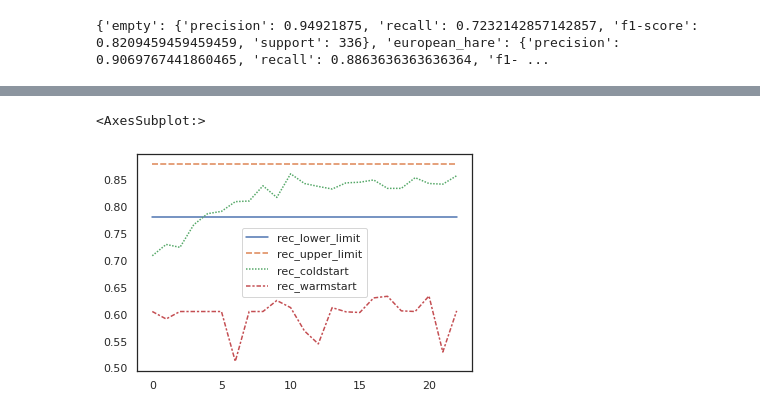
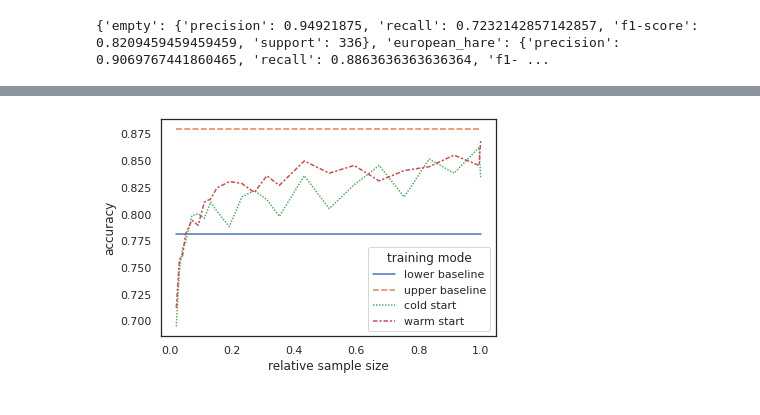
Before and after one commit to slds-lmu/wildlife-experiments, a Jupyter notebook: results.ipynb, the cells around one changed output, grey strips where cells are left out. Cells and saved outputs as stored; diff of their text form; code cells hidden in the pictures.

Commit message:
plot al

```diff
--- a/results.ipynb
+++ b/results.ipynb
@@ -389,10 +390,25 @@ NameError: name 'macro_perf_ins' is not defined
 # %% [markdown]
 ## ACTIVE
 # %%
+# load data
 eval_upper_perf_limit = load_pickle(
     'results/202212011038_results_oosample_active_optimal.json'
 )
-eval_al_coldstart = load_pickle('results/202212051013_eval_logfile_coldstart.json')
-eval_al_warmstart = load_pickle(
-    'results/202212011038_results_oosample_active_warmstart.json'
-)
+eval_al_coldstart = load_pickle('results/202212041731_eval_logfile_coldstart.json')
+eval_al_warmstart = load_pickle('results/202212080940_eval_logfile_warmstart.json')
+# %%
+# compute relative sample size per iteration
+# (sizes hard-coded for training)
+n_samples_total = len(load_pickle('data/dataset_oos_trainval.pkl').keys)
+num_max_batches = (
+    (n_samples_total - (5 * 128 + 5 * 256 + 5 * 512)) // 1024
+)
+size_last_batch = (
+    n_samples_total - (5 * 128 + 5 * 256 + 5 * 512 + num_max_batches * 1024)
+)
+batch_sizes = (
+    5 * [128] + 5 * [256] + 5 * [512] + num_max_batches * [1024]
+)
+if size_last_batch > 0:
+    batch_sizes.append(size_last_batch)
+batch_sizes_cs = np.cumsum([x / n_samples_total for x in batch_sizes])
@@ -475,7 +500,9 @@ for iteration in eval_al_coldstart.keys():
     acc_warmstart.append(report_ws['accuracy'])
     rec_warmstart.append(report_ws['weighted avg']['recall'])
 # %%
+# create data for plot
 al_perf_acc = {
+    'relative_size': batch_sizes_cs[1:],
     'acc_lower_limit': [report_lower_perf_limit_dict['accuracy'] for _ in range(len(acc_coldstart))],
     'acc_upper_limit': [report_upper_perf_limit_dict['accuracy'] for _ in range(len(acc_coldstart))],
     'acc_coldstart': acc_coldstart,
@@ -483,6 +510,7 @@ al_perf_acc = {
 }
 al_perf_acc_pd = pd.DataFrame(al_perf_acc)
 al_perf_rec = {
+    'relative_size': batch_sizes_cs[1:],
     'rec_lower_limit': [report_lower_perf_limit_dict['weighted avg']['recall'] for _ in range(len(acc_coldstart))],
     'rec_upper_limit': [report_upper_perf_limit_dict['weighted avg']['recall'] for _ in range(len(acc_coldstart))],
     'rec_coldstart': rec_coldstart,
@@ -493,5 +557,17 @@ al_perf_rec_pd = pd.DataFrame(al_perf_rec)
 # %%
-sns.lineplot(data=al_perf_rec)
+plt = sns.lineplot(
+    data=pd.melt(al_perf_acc_pd, id_vars='relative_size'),
+    x='relative_size',
+    y='value',
+    hue='variable',
+    style='variable'
+)
+plt.set(xlabel='relative sample size', ylabel='accuracy')
+plt.legend(
+    title='training mode',
+    loc='lower right',
+    labels=['lower baseline', 'upper baseline', 'cold start', 'warm start']
+)
+plt.figure.savefig('foo.png')
 # %% [output]
-<AxesSubplot:>
-[figure, old version]
+[figure, new version]
```
Also changed, not shown: parts of 10 cells of this notebook, 1 other file.
